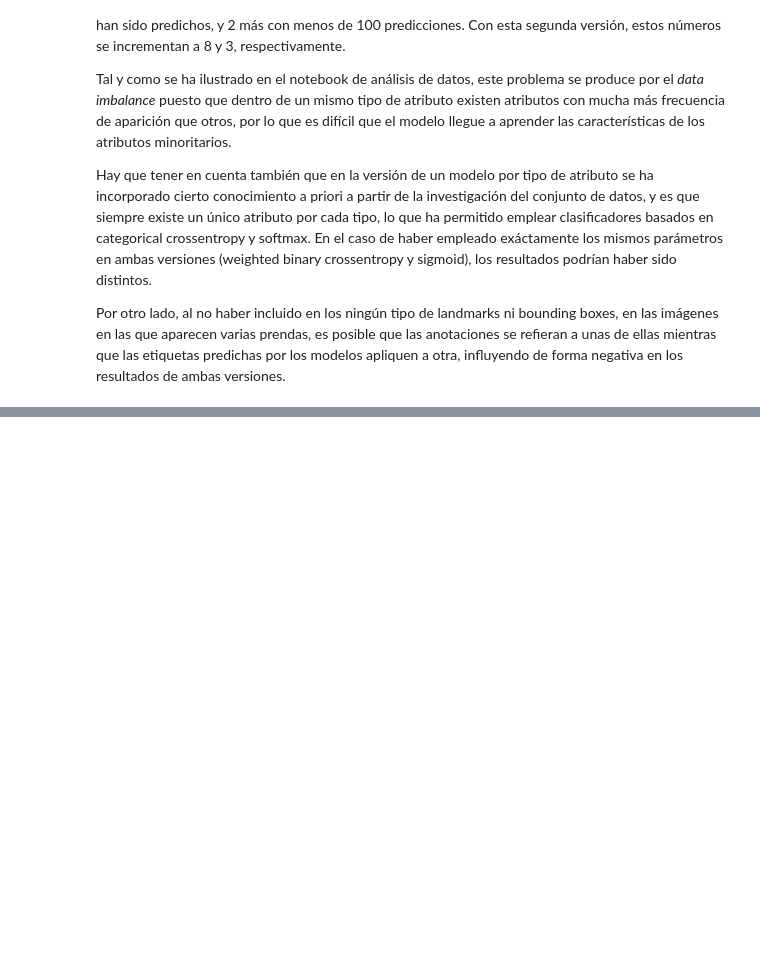
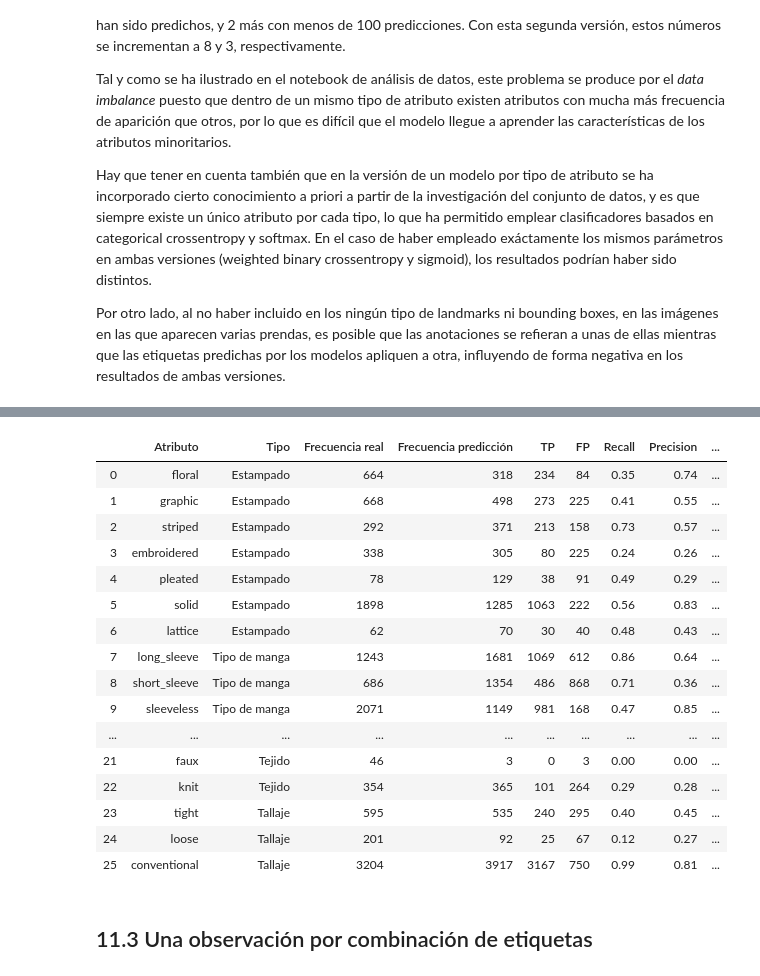
Before and after one commit to akepa/attribute-detection-in-fashon-images, a Jupyter notebook: DeepFashion_VersionReducida.ipynb, the cells around one changed output, grey strips where cells are left out. Cells and saved outputs as stored; diff of their text form; code cells hidden in the pictures; blank space fills up the shorter version.

```diff
--- a/DeepFashion_VersionReducida.ipynb
+++ b/DeepFashion_VersionReducida.ipynb
@@ -1399,0 +1558,22 @@ Por otro lado, al no haber incluido en los ningún tipo de landmarks ni bounding
+# %%
+build_results_table(vgg16_test_res_with_xx[0])
+# %% [output]
+|  | Atributo | Tipo | Frecuencia real | Frecuencia predicción | TP | FP | Recall | Precision | ... |
+| 0 | floral | Estampado | 664 | 318 | 234 | 84 | 0.35 | 0.74 | ... |
+| 1 | graphic | Estampado | 668 | 498 | 273 | 225 | 0.41 | 0.55 | ... |
+| 2 | striped | Estampado | 292 | 371 | 213 | 158 | 0.73 | 0.57 | ... |
+| 3 | embroidered | Estampado | 338 | 305 | 80 | 225 | 0.24 | 0.26 | ... |
+| 4 | pleated | Estampado | 78 | 129 | 38 | 91 | 0.49 | 0.29 | ... |
+| 5 | solid | Estampado | 1898 | 1285 | 1063 | 222 | 0.56 | 0.83 | ... |
+| 6 | lattice | Estampado | 62 | 70 | 30 | 40 | 0.48 | 0.43 | ... |
+| 7 | long_sleeve | Tipo de manga | 1243 | 1681 | 1069 | 612 | 0.86 | 0.64 | ... |
+| 8 | short_sleeve | Tipo de manga | 686 | 1354 | 486 | 868 | 0.71 | 0.36 | ... |
+| 9 | sleeveless | Tipo de manga | 2071 | 1149 | 981 | 168 | 0.47 | 0.85 | ... |
+| ... | ... | ... | ... | ... | ... | ... | ... | ... | ... |
+| 21 | faux | Tejido | 46 | 3 | 0 | 3 | 0.00 | 0.00 | ... |
+| 22 | knit | Tejido | 354 | 365 | 101 | 264 | 0.29 | 0.28 | ... |
+| 23 | tight | Tallaje | 595 | 535 | 240 | 295 | 0.40 | 0.45 | ... |
+| 24 | loose | Tallaje | 201 | 92 | 25 | 67 | 0.12 | 0.27 | ... |
+| 25 | conventional | Tallaje | 3204 | 3917 | 3167 | 750 | 0.99 | 0.81 | ... |
+# %% [markdown]
+## 11.3 Una observación por combinación de etiquetas
```
Also changed, not shown: parts of 53 cells of this notebook, 2 other files.
